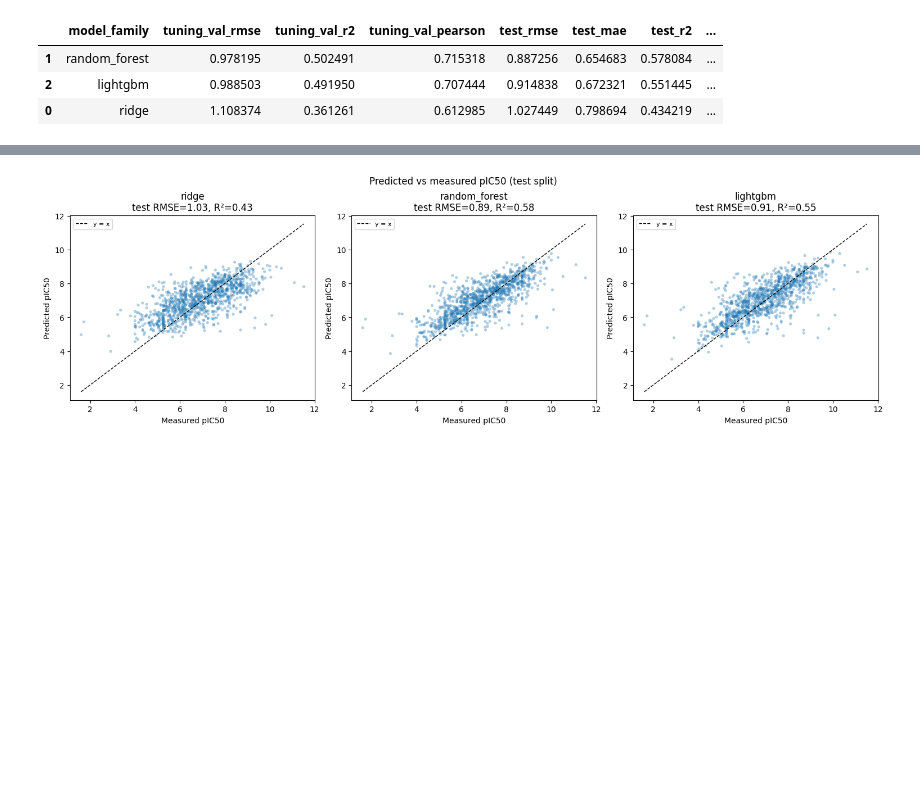
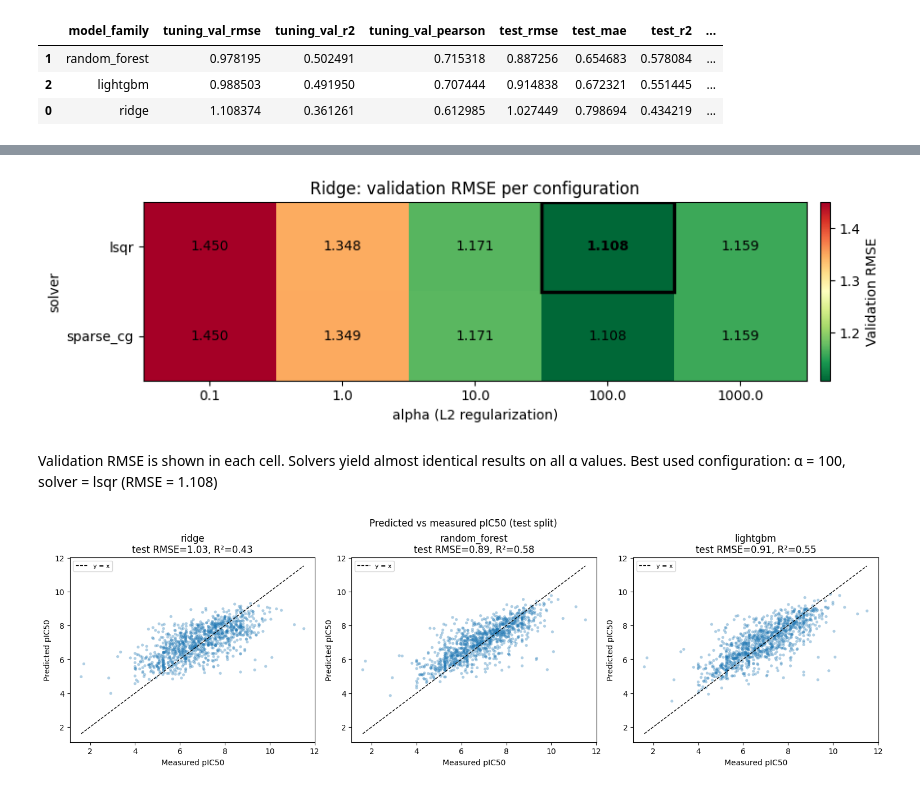
Before and after one commit to killica/DrugDiscovery, a Jupyter notebook: data/03_models.ipynb, the cells around one changed output, grey strips where cells are left out. Drawn from its saved outputs; the diff is of its cells as text; code cells hidden in the pictures; blank space fills up the shorter version.

```diff
--- a/data/03_models.ipynb
+++ b/data/03_models.ipynb
@@ -536,3 +683,44 @@ tuning_results[display_cols].sort_values('test_rmse')
+# %%
+# Ridge
+
+RIDGE_BEST = {'alpha': 100.0, 'solver': 'lsqr'}
+
+pivot = ridge_hist.pivot(index='solver', columns='alpha', values='val_rmse')
+pivot = pivot[sorted(pivot.columns)]  # alpha rastuće
+fig, ax = plt.subplots(figsize=(9, 2.8))
+im = ax.imshow(pivot.values, aspect='auto', cmap='RdYlGn_r')
+
+for i, solver in enumerate(pivot.index):
+    for j, alpha in enumerate(pivot.columns):
+        val = pivot.loc[solver, alpha]
+        is_best = (
+            float(alpha) == RIDGE_BEST['alpha']
+            and solver == RIDGE_BEST['solver']
+        )
+        ax.text(
+            j, i, f'{val:.3f}',
+            ha='center', va='center', fontsize=10,
+            fontweight='bold' if is_best else 'normal',
+        )
+        if is_best:
+            ax.add_patch(plt.Rectangle((j - 0.5, i - 0.5), 1, 1,
+                                         fill=False, edgecolor='black', linewidth=2.5))
+
+ax.set_xticks(range(len(pivot.columns)))
+ax.set_xticklabels([str(a) for a in pivot.columns])
+ax.set_yticks(range(len(pivot.index)))
+ax.set_yticklabels(pivot.index)
+ax.set_xlabel('alpha (L2 regularization)')
+ax.set_ylabel('solver')
+ax.set_title('Ridge: validation RMSE per configuration')
+cbar = plt.colorbar(im, ax=ax, fraction=0.03, pad=0.02)
+cbar.set_label('Validation RMSE')
+plt.tight_layout()
+plt.show()
+# %% [output]
+[figure, added]
+# %% [markdown]
+Validation RMSE is shown in each cell. Solvers yield almost identical results on all α values. Best used configuration: α = 100, solver = lsqr (RMSE = 1.108)
 # %%
 def parity_plot(ax, y_true, y_pred, title):
     ax.scatter(y_true, y_pred, alpha=0.35, s=14, edgecolors='none')
```
Also changed, not shown: parts of 8 cells of this notebook.
